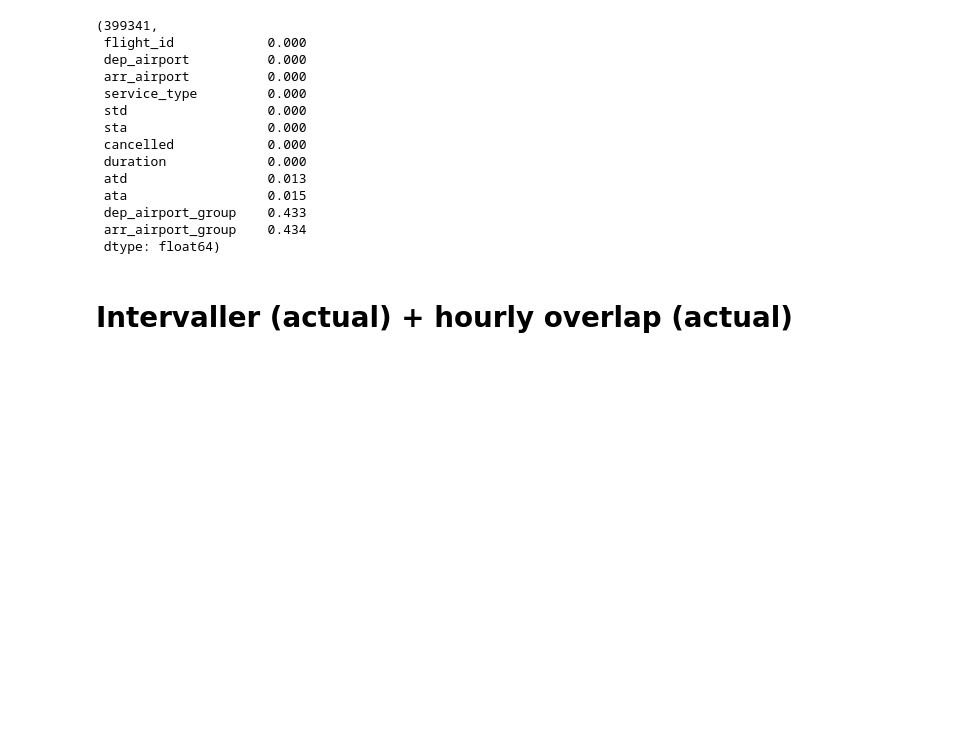
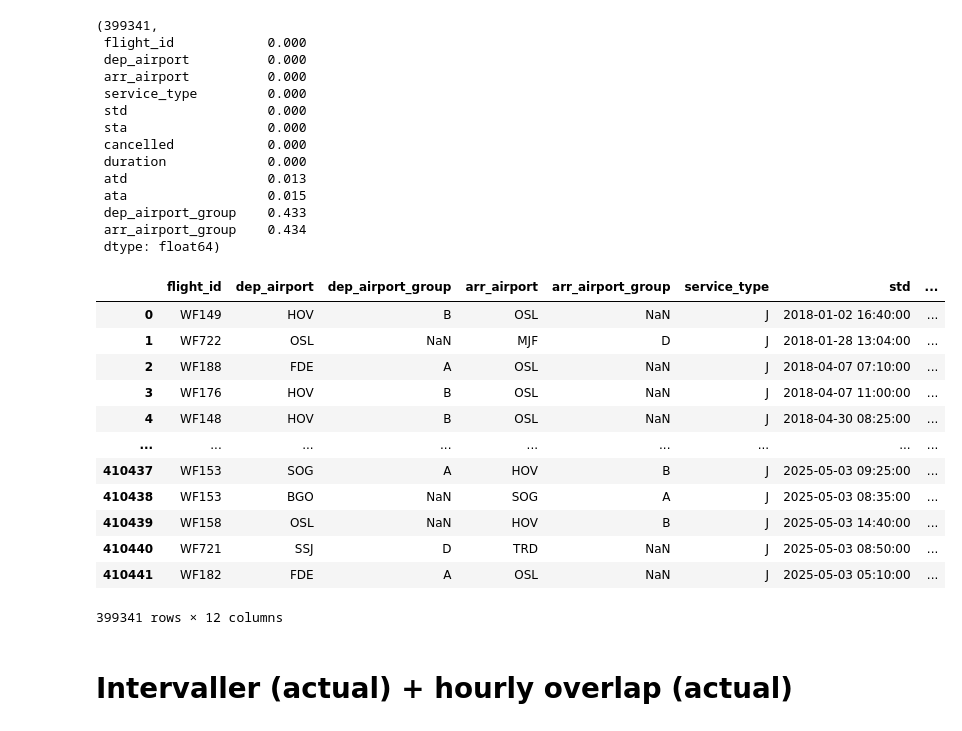
Before and after one commit to JakobBerg-Projects/avinor-ai, a Jupyter notebook: src/preprocessing.ipynb, the cells around one changed output. Saved outputs shown, nothing was run; the diff lists cells and outputs as text; code cells hidden in the pictures; blank space fills up the shorter version.

```diff
--- a/src/preprocessing.ipynb
+++ b/src/preprocessing.ipynb
@@ -149,6 +156,22 @@ len(df), df.isna().mean().round(3).sort_values()
  dep_airport_group    0.433
  arr_airport_group    0.434
  dtype: float64)
+# %%
+df
+# %% [output]
+|  | flight_id | dep_airport | dep_airport_group | arr_airport | arr_airport_group | service_type | std | ... |
+| 0 | WF149 | HOV | B | OSL | NaN | J | 2018-01-02 16:40:00 | ... |
+| 1 | WF722 | OSL | NaN | MJF | D | J | 2018-01-28 13:04:00 | ... |
+| 2 | WF188 | FDE | A | OSL | NaN | J | 2018-04-07 07:10:00 | ... |
+| 3 | WF176 | HOV | B | OSL | NaN | J | 2018-04-07 11:00:00 | ... |
+| 4 | WF148 | HOV | B | OSL | NaN | J | 2018-04-30 08:25:00 | ... |
+| ... | ... | ... | ... | ... | ... | ... | ... | ... |
+| 410437 | WF153 | SOG | A | HOV | B | J | 2025-05-03 09:25:00 | ... |
+| 410438 | WF153 | BGO | NaN | SOG | A | J | 2025-05-03 08:35:00 | ... |
+| 410439 | WF158 | OSL | NaN | HOV | B | J | 2025-05-03 14:40:00 | ... |
+| 410440 | WF721 | SSJ | D | TRD | NaN | J | 2025-05-03 08:50:00 | ... |
+| 410441 | WF182 | FDE | A | OSL | NaN | J | 2025-05-03 05:10:00 | ... |
+399341 rows × 12 columns
 # %% [markdown]
 # Intervaller (actual) + hourly overlap (actual)
 # %%
```
Also changed, not shown: parts of 4 cells of this notebook, 2 other files.
